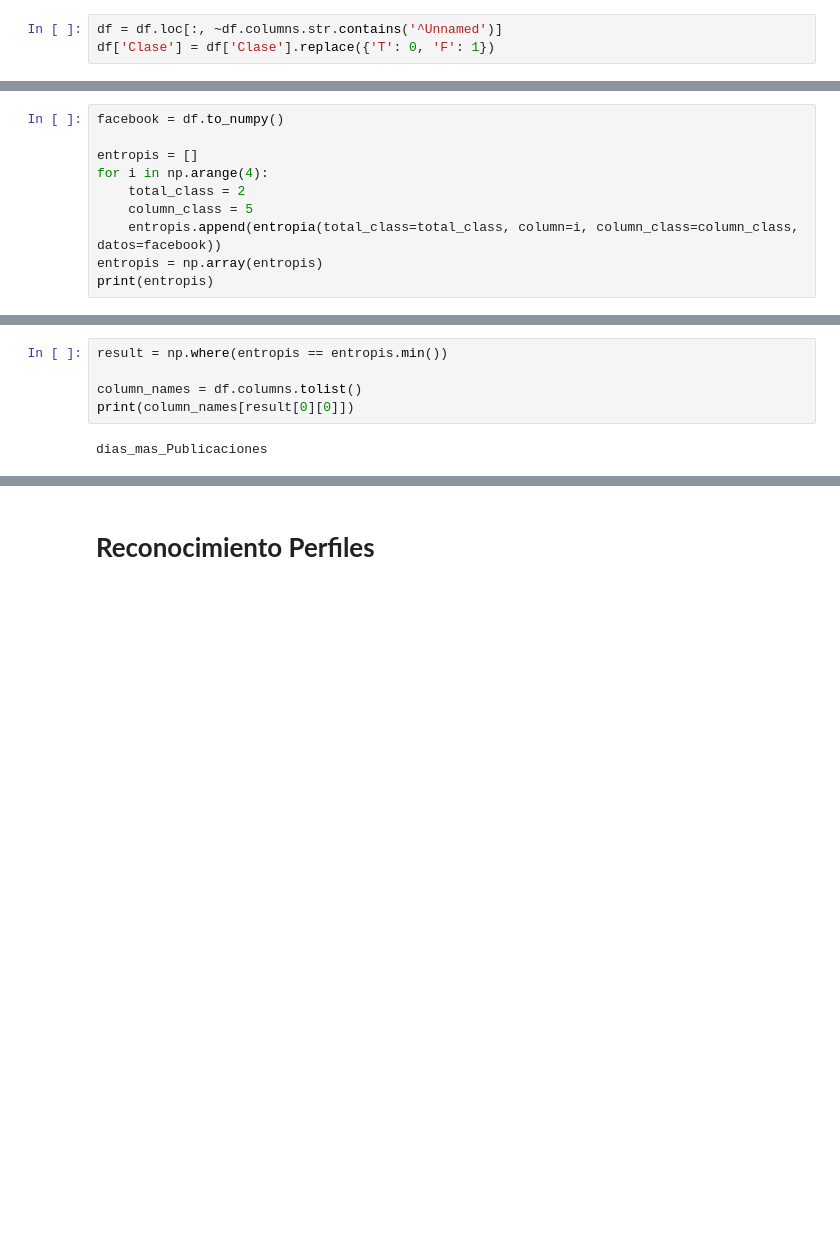
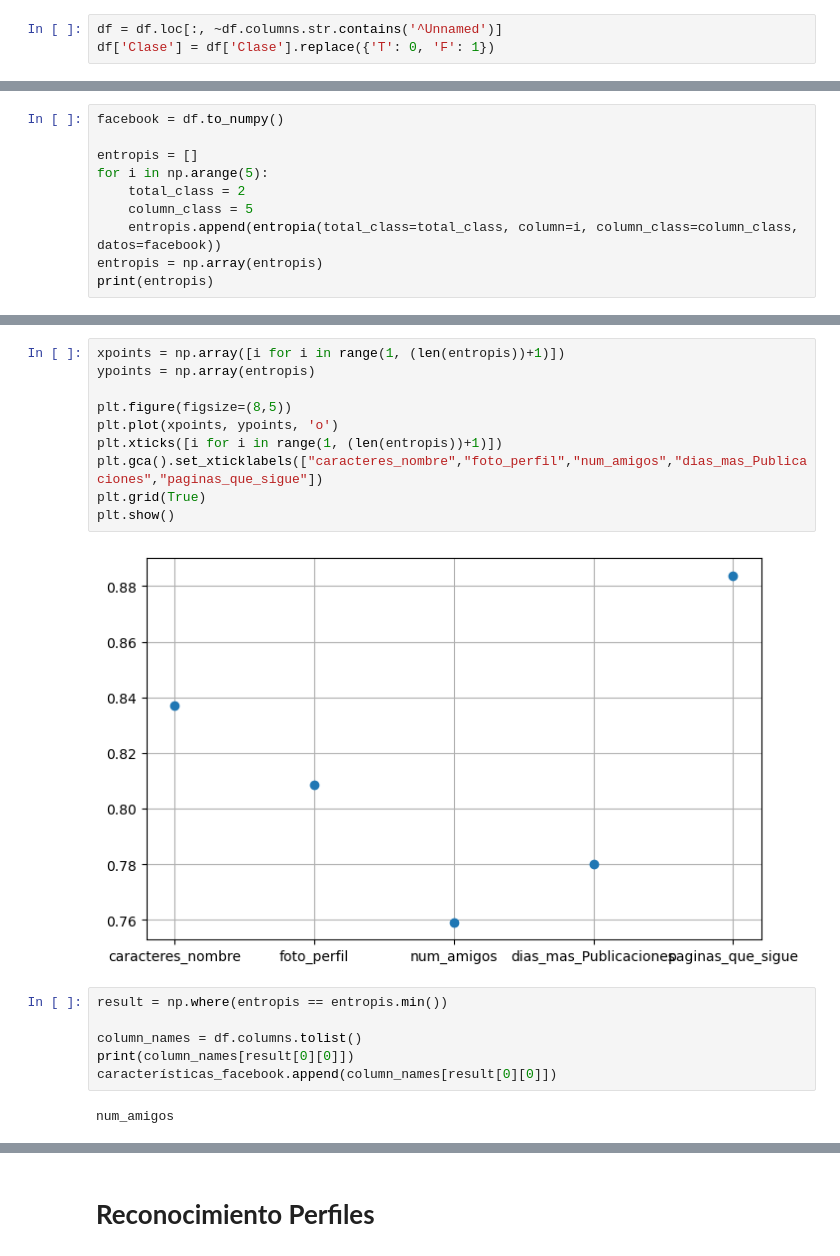
Before and after one commit to SamuelGuerrero/Reconocimiento-de-Patrones, a Jupyter notebook: Segundo Parcial/SeleccionCaracterísticas/Gini.ipynb, the cells around one changed output, grey strips where cells are left out. Cells and saved outputs as stored; diff of their text form; blank space fills up the shorter version.

```diff
--- a/Segundo Parcial/SeleccionCaracterísticas/Gini.ipynb
+++ b/Segundo Parcial/SeleccionCaracterísticas/Gini.ipynb
@@ -180,7 +233,7 @@ df.tail()
 facebook = df.to_numpy()
 
 entropis = []
-for i in np.arange(4):
+for i in np.arange(5):
     total_class = 2
     column_class = 5
     entropis.append(entropia(total_class=total_class, column=i, column_class=column_class, datos=facebook))
@@ -195,10 +257,23 @@ print(entropis.min())
+# %%
+xpoints = np.array([i for i in range(1, (len(entropis))+1)])
+ypoints = np.array(entropis)
+
+plt.figure(figsize=(8,5))
+plt.plot(xpoints, ypoints, 'o')
+plt.xticks([i for i in range(1, (len(entropis))+1)])
+plt.gca().set_xticklabels(["caracteres_nombre","foto_perfil","num_amigos","dias_mas_Publicaciones","paginas_que_sigue"])
+plt.grid(True)
+plt.show()
+# %% [output]
+[figure, added]
 # %%
 result = np.where(entropis == entropis.min())
 
 column_names = df.columns.tolist()
 print(column_names[result[0][0]])
+características_facebook.append(column_names[result[0][0]])
 # %% [output]
-dias_mas_Publicaciones
+num_amigos
 # %%
 asociaciones = correlacion_Pearson(df=df, result=result)
 print(asociaciones)
```
Also changed, not shown: parts of 39 cells of this notebook.
